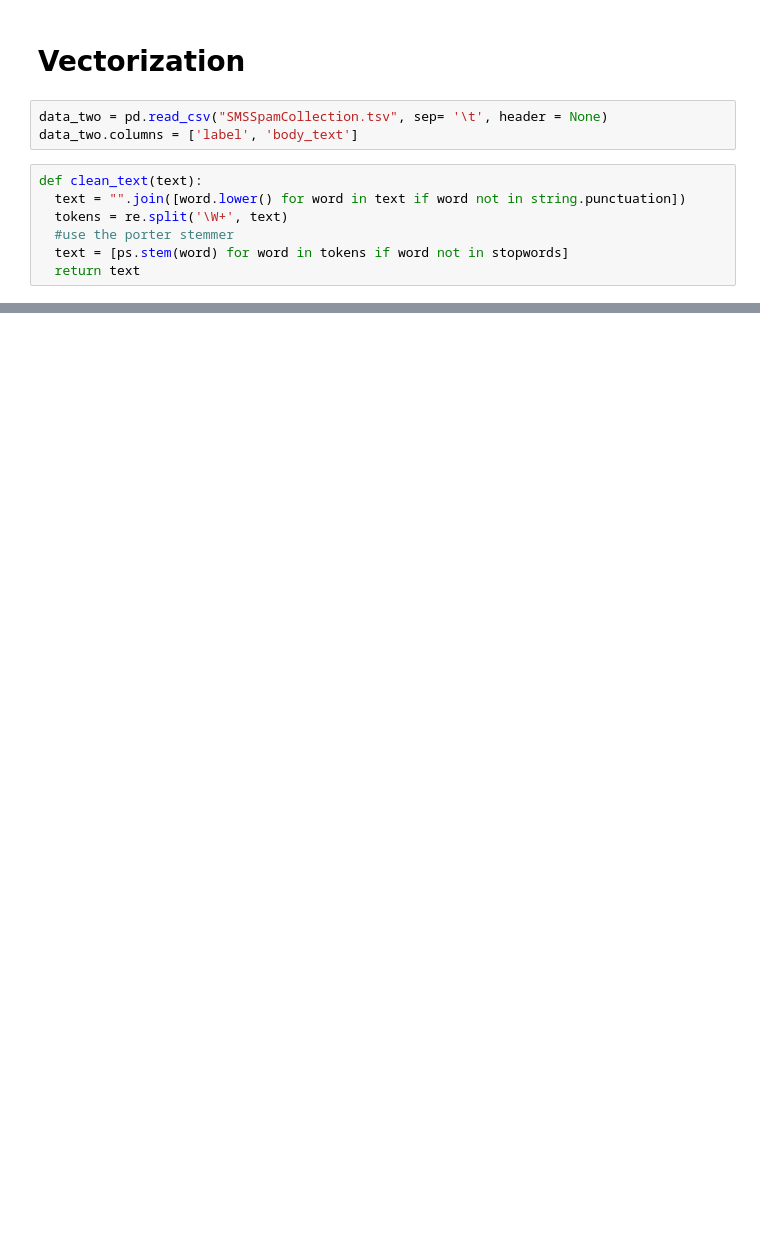
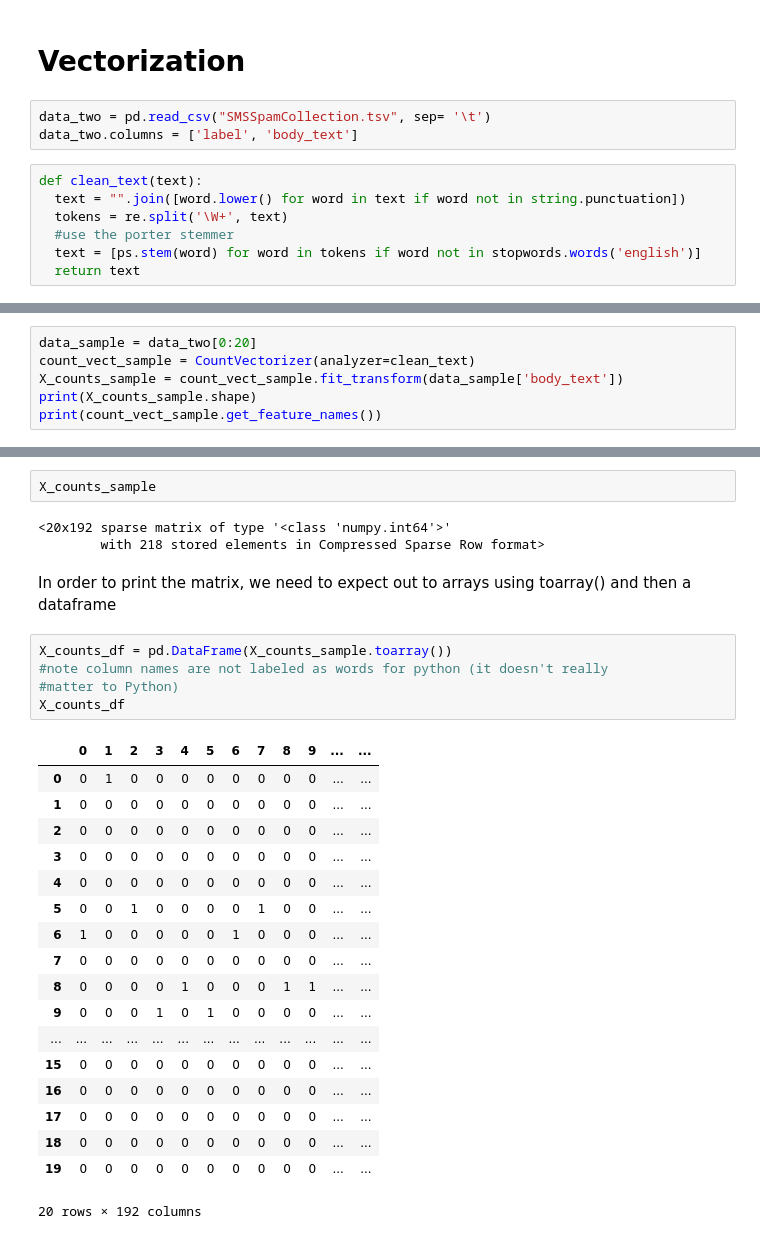
Before and after one commit to mnocerino23/Learning-NLP, a Jupyter notebook: Intro_NLP.ipynb, the cells around one changed output, grey strips where cells are left out. Saved outputs shown, nothing was run; the diff lists cells and outputs as text; blank space fills up the shorter version.

```diff
--- a/Intro_NLP.ipynb
+++ b/Intro_NLP.ipynb
@@ -471,12 +471,12 @@ data.head(10)
 # %% [markdown]
 # Vectorization
 # %%
-data_two = pd.read_csv("SMSSpamCollection.tsv", sep= '\t', header = None)
+data_two = pd.read_csv("SMSSpamCollection.tsv", sep= '\t')
 data_two.columns = ['label', 'body_text']
 # %%
 def clean_text(text):
   text = "".join([word.lower() for word in text if word not in string.punctuation])
   tokens = re.split('\W+', text)
   #use the porter stemmer
-  text = [ps.stem(word) for word in tokens if word not in stopwords]
+  text = [ps.stem(word) for word in tokens if word not in stopwords.words('english')]
   return text
@@ -492,0 +501,6 @@ TypeError: ignored
+# %%
+data_sample = data_two[0:20]
+count_vect_sample = CountVectorizer(analyzer=clean_text)
+X_counts_sample = count_vect_sample.fit_transform(data_sample['body_text'])
+print(X_counts_sample.shape)
+print(count_vect_sample.get_feature_names())
@@ -492,0 +513,32 @@ TypeError: ignored
+# %%
+X_counts_sample
+# %% [output]
+<20x192 sparse matrix of type '<class 'numpy.int64'>'
+        with 218 stored elements in Compressed Sparse Row format>
+# %% [markdown]
+In order to print the matrix, we need to expect out to arrays using
+toarray() and then a dataframe
+# %%
+X_counts_df = pd.DataFrame(X_counts_sample.toarray())
+#note column names are not labeled as words for python (it doesn't really
+#matter to Python)
+X_counts_df
+# %% [output]
+|  | 0 | 1 | 2 | 3 | 4 | 5 | 6 | 7 | 8 | 9 | ... | ... |
+| 0 | 0 | 1 | 0 | 0 | 0 | 0 | 0 | 0 | 0 | 0 | ... | ... |
+| 1 | 0 | 0 | 0 | 0 | 0 | 0 | 0 | 0 | 0 | 0 | ... | ... |
+| 2 | 0 | 0 | 0 | 0 | 0 | 0 | 0 | 0 | 0 | 0 | ... | ... |
+| 3 | 0 | 0 | 0 | 0 | 0 | 0 | 0 | 0 | 0 | 0 | ... | ... |
+| 4 | 0 | 0 | 0 | 0 | 0 | 0 | 0 | 0 | 0 | 0 | ... | ... |
+| 5 | 0 | 0 | 1 | 0 | 0 | 0 | 0 | 1 | 0 | 0 | ... | ... |
+| 6 | 1 | 0 | 0 | 0 | 0 | 0 | 1 | 0 | 0 | 0 | ... | ... |
+| 7 | 0 | 0 | 0 | 0 | 0 | 0 | 0 | 0 | 0 | 0 | ... | ... |
+| 8 | 0 | 0 | 0 | 0 | 1 | 0 | 0 | 0 | 1 | 1 | ... | ... |
+| 9 | 0 | 0 | 0 | 1 | 0 | 1 | 0 | 0 | 0 | 0 | ... | ... |
+| ... | ... | ... | ... | ... | ... | ... | ... | ... | ... | ... | ... | ... |
+| 15 | 0 | 0 | 0 | 0 | 0 | 0 | 0 | 0 | 0 | 0 | ... | ... |
+| 16 | 0 | 0 | 0 | 0 | 0 | 0 | 0 | 0 | 0 | 0 | ... | ... |
+| 17 | 0 | 0 | 0 | 0 | 0 | 0 | 0 | 0 | 0 | 0 | ... | ... |
+| 18 | 0 | 0 | 0 | 0 | 0 | 0 | 0 | 0 | 0 | 0 | ... | ... |
+| 19 | 0 | 0 | 0 | 0 | 0 | 0 | 0 | 0 | 0 | 0 | ... | ... |
+20 rows × 192 columns
```
Also changed, not shown: parts of 21 cells of this notebook.
